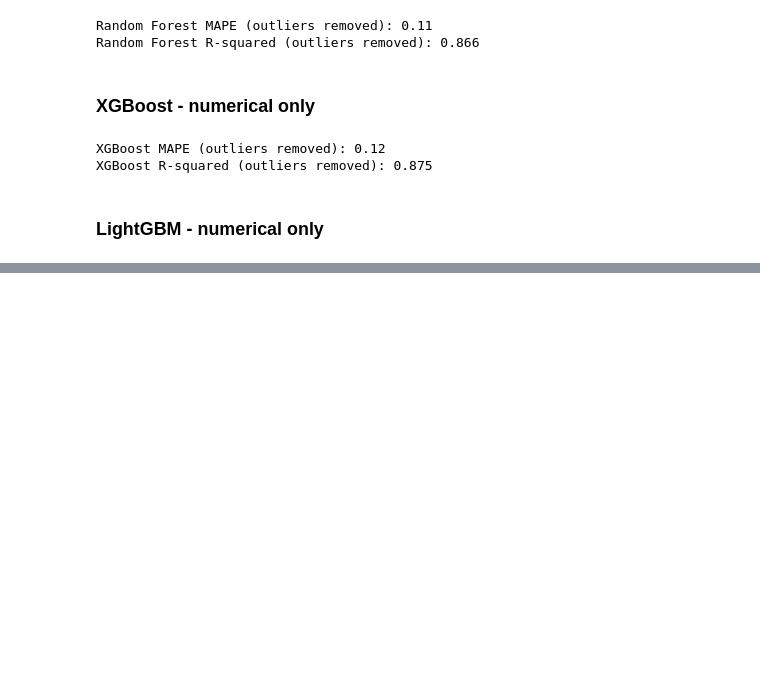
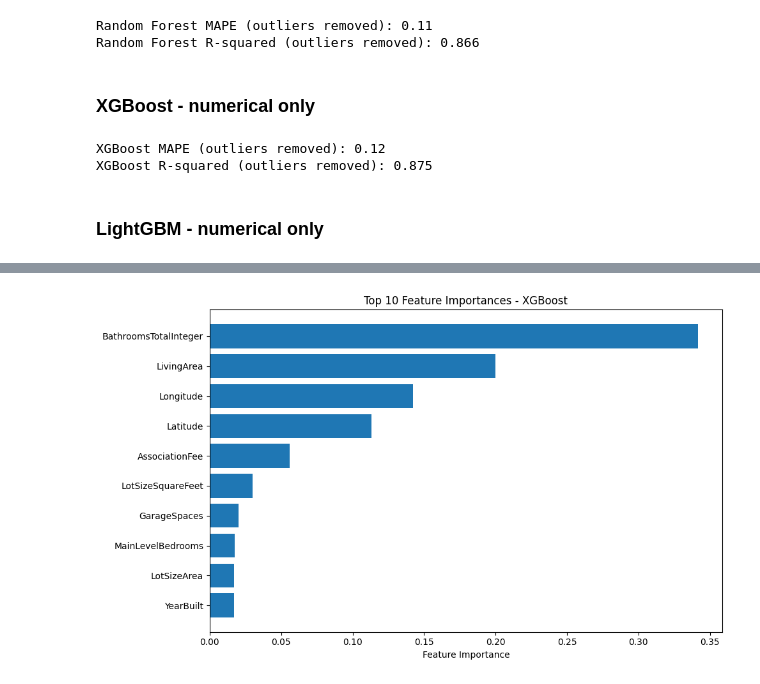
Before and after one commit to anonymousminh/IDX_Exchange_Team_26, a Jupyter notebook: 02_modeling.ipynb, the cells around one changed output, grey strips where cells are left out. Cells and saved outputs as stored; diff of their text form; code cells hidden in the pictures; blank space fills up the shorter version.

```diff
--- a/02_modeling.ipynb
+++ b/02_modeling.ipynb
@@ -15,7 +15,7 @@ Loaded cleaned data with shape: (19113, 30)
 features = mega_fd.drop(columns=['ClosePrice'])
 
 # Define numerical columns first
-num_cols = X.select_dtypes(include=[np.number]).columns.tolist()
+num_cols = features.select_dtypes(include=[np.number]).columns.tolist()
 print("Numerical columns identified:", num_cols)
 # %% [output]
 Numerical columns identified: ['Latitude', 'Longitude', 'LivingArea', 'DaysOnMarket', 'ParkingTotal', 'YearBuilt', 'BathroomsTotalInteger', 'BedroomsTotal', 'Stories', 'LotSizeArea', 'MainLevelBedroom ...
@@ -82,16 +82,16 @@ from sklearn.model_selection import train_test_split
 from sklearn.metrics import mean_absolute_percentage_error, r2_score
 
 # Use only numerical columns for fair comparison
-num_cols_rf = [col for col in num_cols if col != 'ClosePrice']
-df_rf = mega_fd[num_cols_rf + ['ClosePrice']].dropna()
+num_cols = [col for col in num_cols if col != 'ClosePrice']
+df_num_model = mega_fd[num_cols + ['ClosePrice']].dropna()
 
 # Remove top and bottom 1% outliers based on ClosePrice
-q1 = df_rf['ClosePrice'].quantile(0.01)
-q99 = df_rf['ClosePrice'].quantile(0.99)
-df_rf_filtered = df_rf[(df_rf['ClosePrice'] >= q1) & (df_rf['ClosePrice'] <= q99)]
+q1 = df_num_model['ClosePrice'].quantile(0.01)
+q99 = df_num_model['ClosePrice'].quantile(0.99)
+df_num_model_filtered = df_num_model[(df_num_model['ClosePrice'] >= q1) & (df_num_model['ClosePrice'] <= q99)]
 
-X = df_rf_filtered[num_cols_rf]
-y = df_rf_filtered['ClosePrice']
+X = df_num_model_filtered[num_cols]
+y = df_num_model_filtered['ClosePrice']
 
 X_train, X_test, y_train, y_test = train_test_split(X, y, test_size=0.2, random_state=42)
 
@@ -158,0 +161,71 @@ LightGBM R-squared (outliers removed): 0.868
+# %%
+import xgboost as xgb
+from sklearn.model_selection import GridSearchCV, cross_val_score
+from sklearn.preprocessing import StandardScaler
+import matplotlib.pyplot as plt
+
+# Use the same data as before
+X = df_num_model_filtered[num_cols]
+y = df_num_model_filtered['ClosePrice']
+
+X_train, X_test, y_train, y_test = train_test_split(X, y, test_size=0.2, random_state=42)
+
+# 1. Feature scaling (can help with some models)
+scaler = StandardScaler()
+X_train_scaled = scaler.fit_transform(X_train)
+X_test_scaled = scaler.transform(X_test)
+
+# 2. Hyperparameter tuning with GridSearchCV
+param_grid = {
+    'n_estimators': [100, 200, 300],
+    'max_depth': [3, 6, 9],
+    'learning_rate': [0.01, 0.1, 0.2],
+    'subsample': [0.8, 0.9, 1.0],
+    'colsample_bytree': [0.8, 0.9, 1.0]
+}
+
+# Start with a smaller grid for faster execution
+param_grid_small = {
+    'n_estimators': [100, 200],
+    'max_depth': [6, 9],
+    'learning_rate': [0.1, 0.2],
+    'subsample': [0.8, 1.0]
+}
+
+print("Performing hyperparameter tuning...")
+xgb_reg = xgb.XGBRegressor(random_state=42, n_jobs=-1)
+grid_search = GridSearchCV(xgb_reg, param_grid_small, cv=3, scoring='neg_mean_absolute_percentage_error', n_jobs=-1)
+grid_search.fit(X_train, y_train)
+
+print("Best parameters:", grid_search.best_params_)
+print("Best cross-validation score:", -grid_search.best_score_)
+
+# 3. Train final model with best parameters
+best_xgb = grid_search.best_estimator_
+y_pred_tuned = best_xgb.predict(X_test)
+
+mape_tuned = mean_absolute_percentage_error(y_test, y_pred_tuned)
+r2_tuned = r2_score(y_test, y_pred_tuned)
+print(f"Tuned XGBoost MAPE: {mape_tuned:.3f}")
+print(f"Tuned XGBoost R-squared: {r2_tuned:.3f}")
+
+# 4. Feature importance analysis
+feature_importance = best_xgb.feature_importances_
+feature_names = X.columns
+importance_df = pd.DataFrame({
+    'feature': feature_names,
+    'importance': feature_importance
+}).sort_values('importance', ascending=False)
+
+print("\nTop 10 Most Important Features:")
+print(importance_df.head(10))
+
+# Plot feature importance
+plt.figure(figsize=(10, 6))
+plt.barh(importance_df.head(10)['feature'], importance_df.head(10)['importance'])
+plt.xlabel('Feature Importance')
+plt.title('Top 10 Feature Importances - XGBoost')
+plt.gca().invert_yaxis()
+plt.tight_layout()
+plt.show()
+# %% [output]
@@ -158,0 +250 @@ LightGBM R-squared (outliers removed): 0.868
+[figure, added]
```
Also changed, not shown: parts of 11 cells of this notebook.
